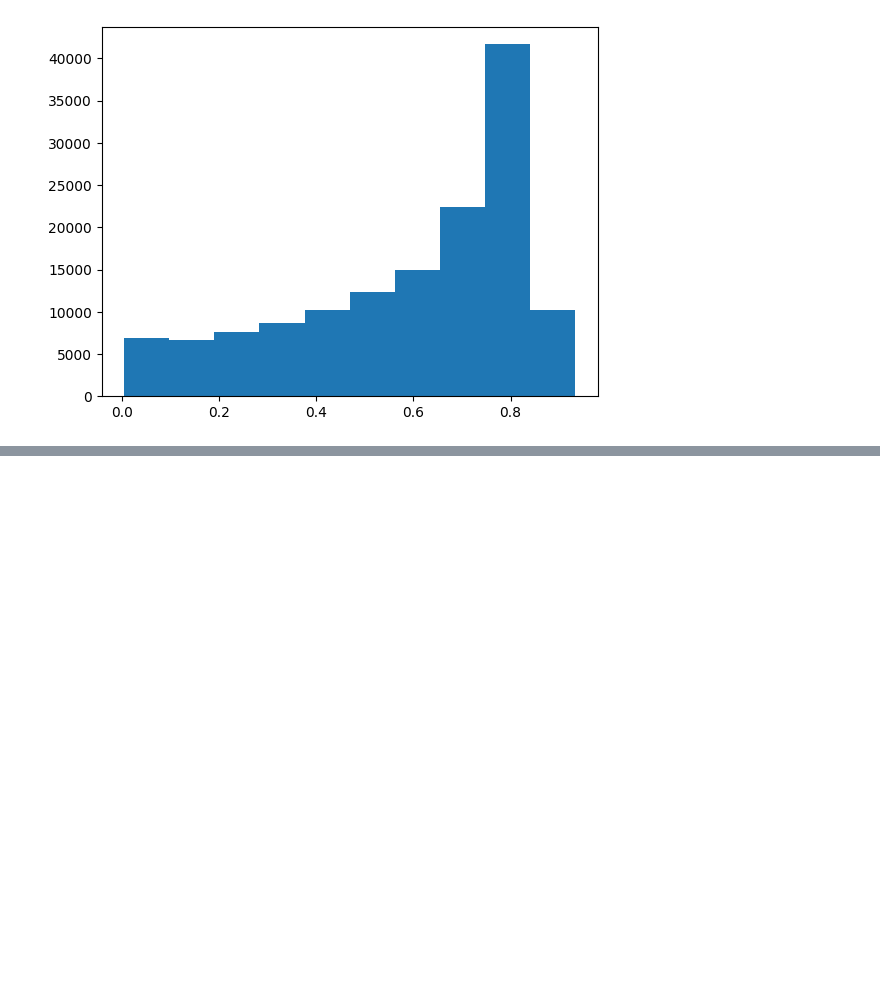
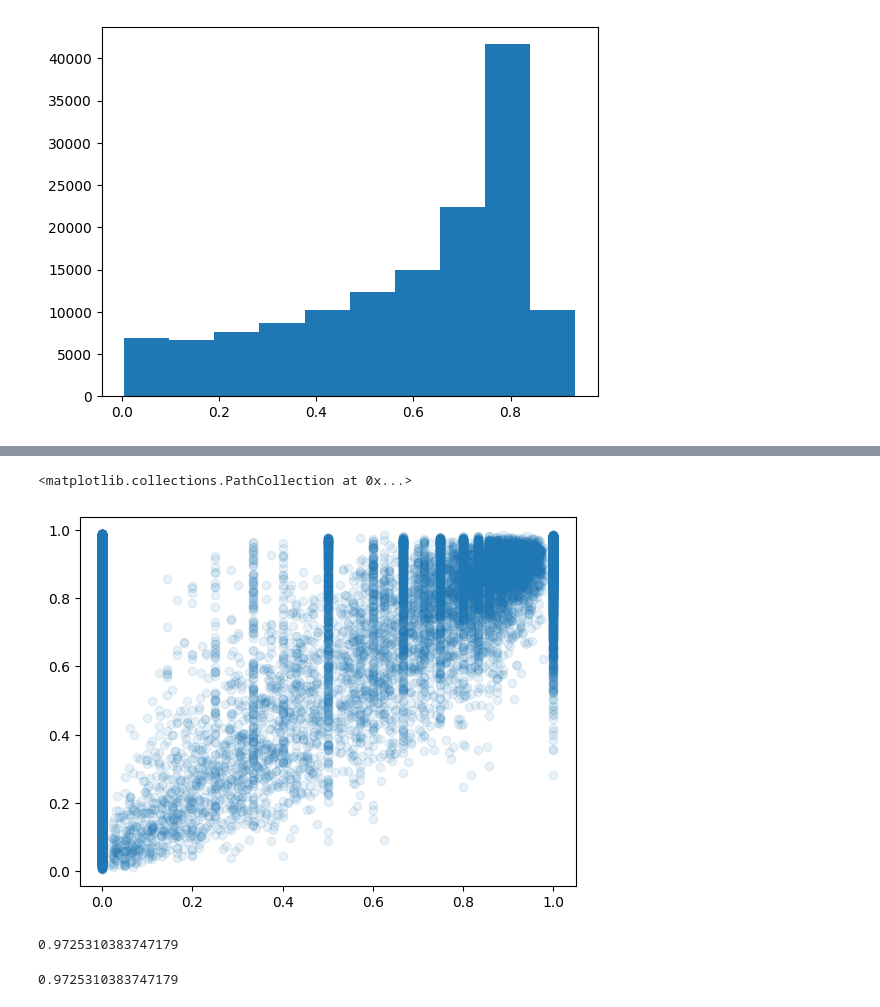
Before and after one commit to mwalmsley/gz-evo, a Jupyter notebook: baseline/metrics.ipynb, the cells around one changed output, grey strips where cells are left out. Cells and saved outputs as stored; diff of their text form; code cells hidden in the pictures; blank space fills up the shorter version.

```diff
--- a/baseline/metrics.ipynb
+++ b/baseline/metrics.ipynb
@@ -37,0 +81,8 @@ plt.ylabel('ML featured fraction')
+# %%
+# scatterplot of ml vs volunteer featured fraction
+plt.scatter(df['bar-gz2_no_fraction_vol'], df['bar-gz2_no_fraction_ml'], alpha=.1)
+# plt.xlabel('Volunteer featured fraction')
+# plt.ylabel('ML featured fraction')
+# %% [output]
+<matplotlib.collections.PathCollection at 0x...>
+[figure, added]
@@ -38,3 +97,11 @@ plt.ylabel('ML featured fraction')
+# %%
+np.isnan(fractions).mean()
+# %% [output]
+0.9725310383747179
+# %%
+df[f'{question}_{answer}_fraction_vol'].isna().mean()
+# %% [output]
+0.9725310383747179
 # %%
 # set fractions to nan for each answer where the question total for that answer is less than 20
 from galaxy_datasets.shared import label_metadata
```
Also changed, not shown: parts of 21 cells of this notebook.
